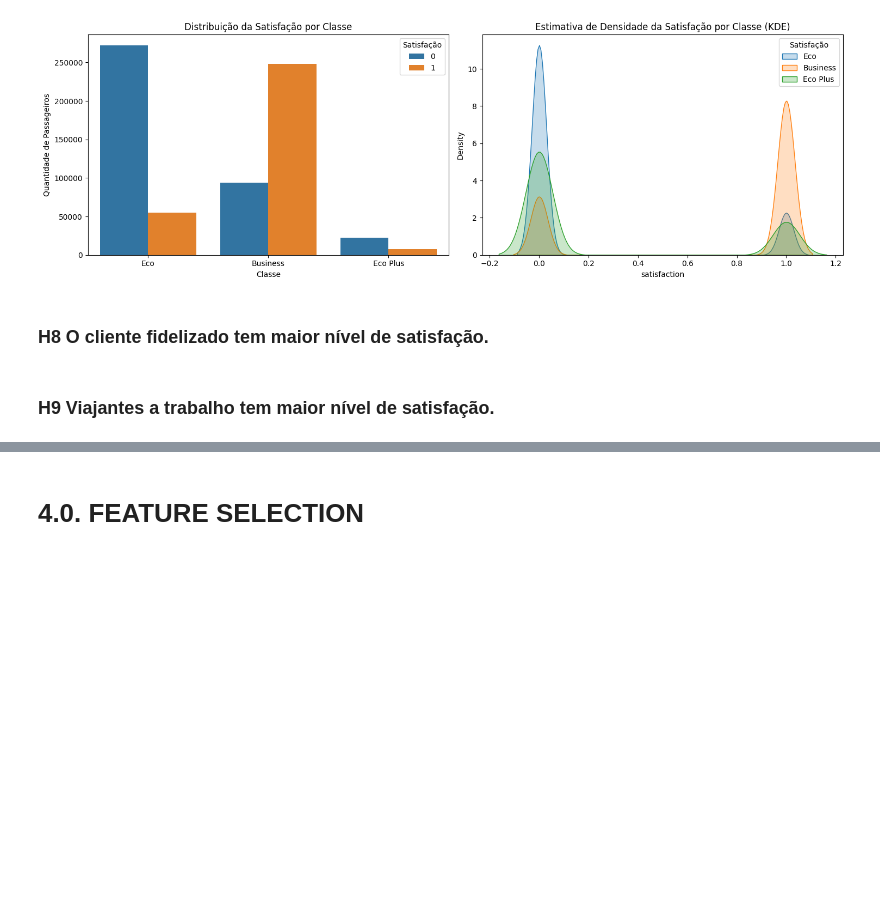
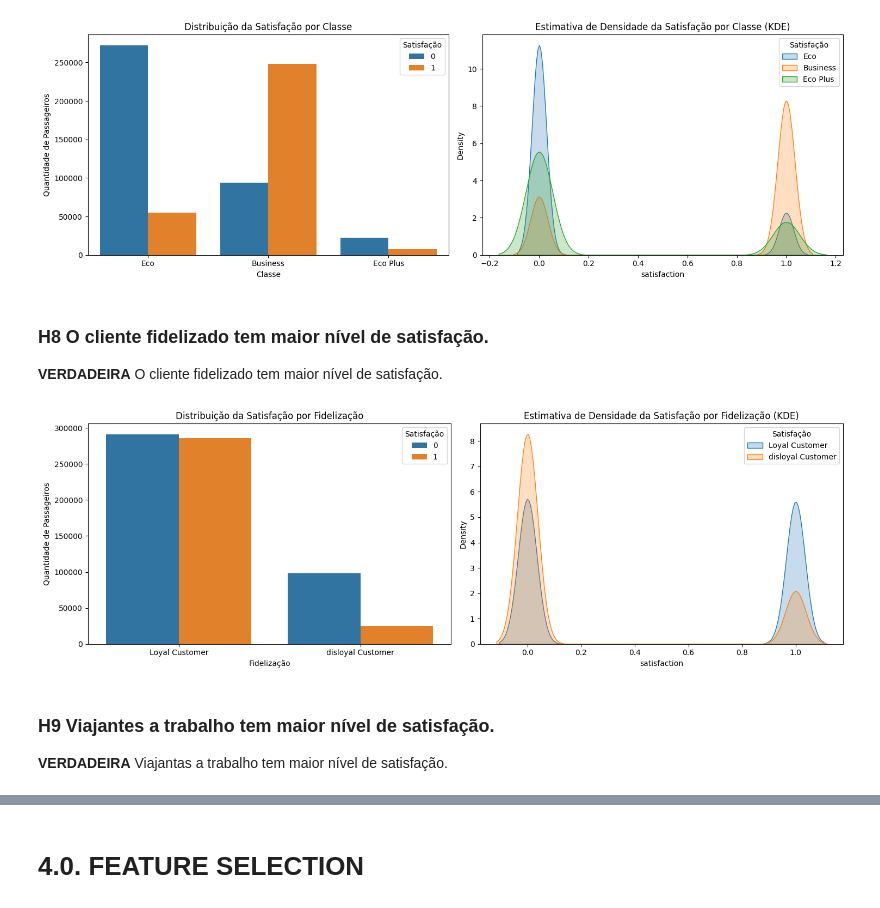
Before and after one commit to Data-Projects1/airline_satisfaction, a Jupyter notebook: notebooks/02.analise_satisf-validacao_hipoteses.ipynb, the cells around one changed output, grey strips where cells are left out. Drawn from its saved outputs; the diff is of its cells as text; code cells hidden in the pictures; blank space fills up the shorter version.

```diff
--- a/notebooks/02.analise_satisf-validacao_hipoteses.ipynb
+++ b/notebooks/02.analise_satisf-validacao_hipoteses.ipynb
@@ -634,5 +670,34 @@ plt.show()
 [figure]
 # %% [markdown]
 ### H8 O cliente fidelizado tem maior nível de satisfação.
+
+**VERDADEIRA** O cliente fidelizado tem maior nível de satisfação.
+# %%
+plt.figure(figsize=(15,5))
+
+# Gráfico de Fidelização com Satisfação
+plt.subplot( 1, 2 ,1)
+sns.countplot(data=df2, x='customer_type',hue='satisfaction')
+plt.title('Distribuição da Satisfação por Fidelização')
+plt.xlabel('Fidelização')
+plt.ylabel('Quantidade de Passageiros')
+plt.legend(title='Satisfação')
+
+# Gráfico de Fidelização com Satisfação (KDE)
+plt.subplot( 1, 2 ,2)
+sns.kdeplot( df2[df2['customer_type'] == 'Loyal Customer']['satisfaction'], label='Loyal Customer', fill=True )
+sns.kdeplot( df2[df2['customer_type'] == 'disloyal Customer']['satisfaction'], label='disloyal Customer', fill=True )
+plt.title('Estimativa de Densidade da Satisfação por Fidelização (KDE)')
+plt.legend(title='Satisfação')
+
+# Ajustar o layout
+plt.tight_layout()
+
+# Exibir os gráficos
+plt.show()
+# %% [output]
+[figure, added]
 # %% [markdown]
 ### H9 Viajantes a trabalho tem maior nível de satisfação.
+
+**VERDADEIRA** Viajantas a trabalho tem maior nível de satisfação.
```
Also changed, not shown: parts of 9 cells of this notebook.
